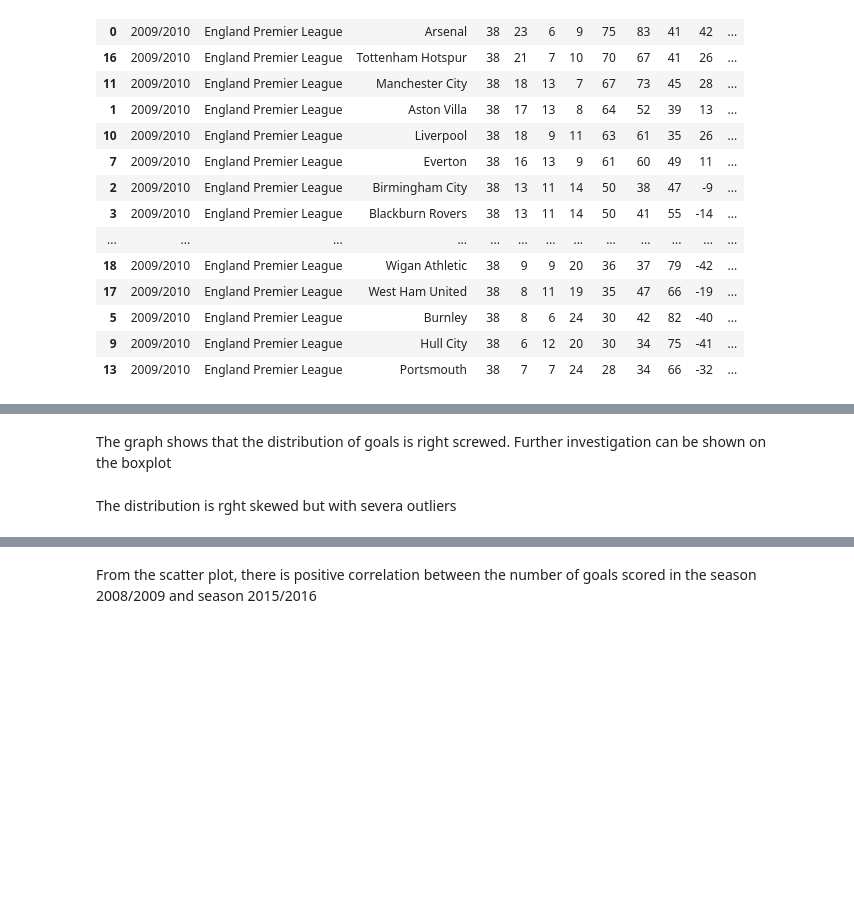
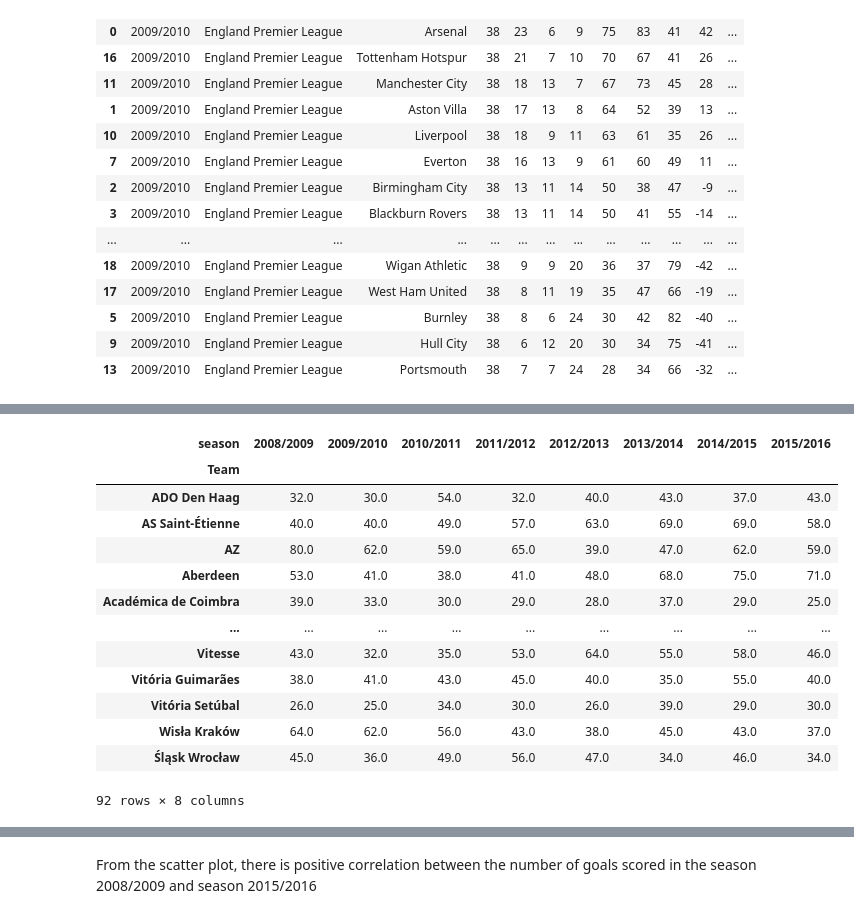
Before and after one commit to Daviedavie100/Investigating_dataset_project, a Jupyter notebook: Investigate_a_Dataset.ipynb, the cells around one changed output, grey strips where cells are left out. Saved outputs shown, nothing was run; the diff lists cells and outputs as text; code cells hidden in the pictures; blank space fills up the shorter version.

```diff
--- a/Investigate_a_Dataset.ipynb
+++ b/Investigate_a_Dataset.ipynb
@@ -1623,5 +1530,3 @@ goal_08_16 = (
 )
 
 goal_08_16
-# %% [markdown]
-The graph shows that the distribution of goals is right screwed. Further investigation can be shown on the boxplot
@@ -1634,6 +1533,20 @@ plt.ylabel('2008/2009 and 2015/2015 season')
-# %% [markdown]
-The distribution is rght skewed but with severa outliers
 # %%
 # grouping by season and team
-match_s08_15=melted_match.query('season in ["2008/2009", "2015/2016"]').groupby(['season', 'Team'])['goals'].sum().unstack('season')
-match_s08_15.head()
+match_s08_15=melted_match.query('season in ["2008/2009", "2009/2010", "2010/2011", "2011/2012", "2012/2013", "2013/2014", "2014/2015", "2015/2016"]').groupby(['season', 'Team'])['pts'].sum().unstack('season')
+match_s08_15.dropna(how='any', inplace=True)
+match_s08_15
+# %% [output]
+| season | 2008/2009 | 2009/2010 | 2010/2011 | 2011/2012 | 2012/2013 | 2013/2014 | 2014/2015 | 2015/2016 |
+| Team |  |  |  |  |  |  |  |  |
+| ADO Den Haag | 32.0 | 30.0 | 54.0 | 32.0 | 40.0 | 43.0 | 37.0 | 43.0 |
+| AS Saint-Étienne | 40.0 | 40.0 | 49.0 | 57.0 | 63.0 | 69.0 | 69.0 | 58.0 |
+| AZ | 80.0 | 62.0 | 59.0 | 65.0 | 39.0 | 47.0 | 62.0 | 59.0 |
+| Aberdeen | 53.0 | 41.0 | 38.0 | 41.0 | 48.0 | 68.0 | 75.0 | 71.0 |
+| Académica de Coimbra | 39.0 | 33.0 | 30.0 | 29.0 | 28.0 | 37.0 | 29.0 | 25.0 |
+| ... | ... | ... | ... | ... | ... | ... | ... | ... |
+| Vitesse | 43.0 | 32.0 | 35.0 | 53.0 | 64.0 | 55.0 | 58.0 | 46.0 |
+| Vitória Guimarães | 38.0 | 41.0 | 43.0 | 45.0 | 40.0 | 35.0 | 55.0 | 40.0 |
+| Vitória Setúbal | 26.0 | 25.0 | 34.0 | 30.0 | 26.0 | 39.0 | 29.0 | 30.0 |
+| Wisła Kraków | 64.0 | 62.0 | 56.0 | 43.0 | 38.0 | 45.0 | 43.0 | 37.0 |
+| Śląsk Wrocław | 45.0 | 36.0 | 49.0 | 56.0 | 47.0 | 34.0 | 46.0 | 34.0 |
+92 rows × 8 columns
```
Also changed, not shown: parts of 35 cells of this notebook.
